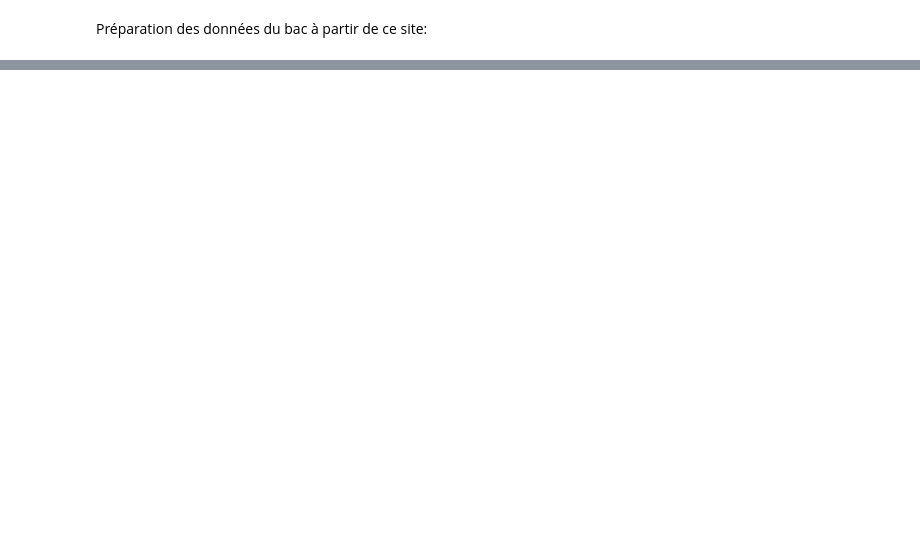
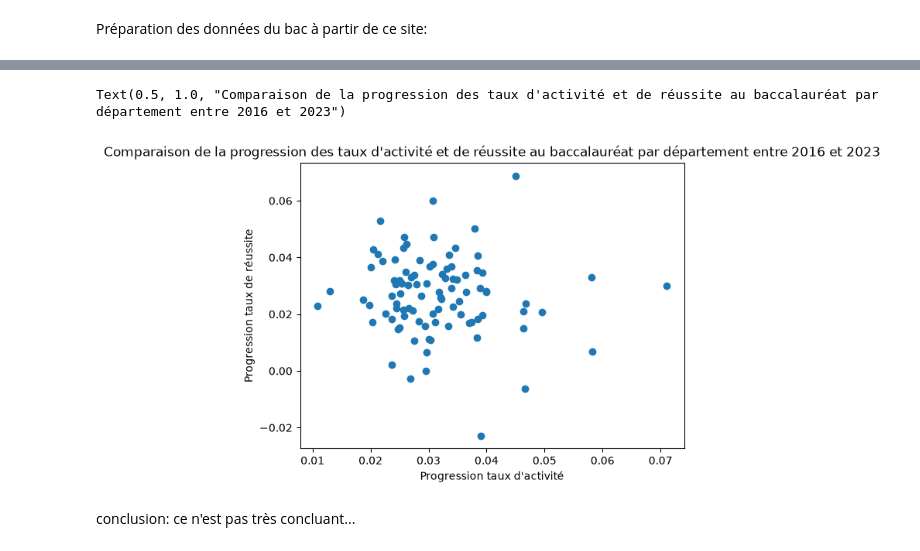
Before and after one commit to ma2nons/Projet-python, a Jupyter notebook: département/test_annees.ipynb, the cells around one changed output, grey strips where cells are left out. Cells and saved outputs as stored; diff of their text form; code cells hidden in the pictures; blank space fills up the shorter version.

Commit message:
suite comparaison annees

```diff
--- a/département/test_annees.ipynb
+++ b/département/test_annees.ipynb
@@ -149,2 +187,11 @@ FileNotFoundError: mgibault/fr-en-indicateurs-de-resultat-des-lycees-denseigneme
 # %%
+bac=bac[["Annee","Code departement",
+"Presents - Toutes series",
+"Presents - Gnle",
+"Taux de reussite - Toutes series",
+"Taux de mentions - Toutes series",
+"Taux de reussite - Gnle",
+"Taux de mentions - Gnle"]]
+
+bac.head(10)
 # %% [output]
@@ -152,0 +248,14 @@ False
+# %%
+# base avec un taux de progression entre 2017 et 2023
+
+bac_prog_CT=bac_tot[["Code departement","Annee","Taux de reussite"]]
+bac_prog_CT=bac_prog_CT[(bac_prog_CT["Annee"]==2016)| (bac_prog_CT["Annee"]==2022)]
+
+bac_prog_CT=bac_prog_CT.pivot_table(
+    index=['Code departement'],
+    columns='Annee',
+    values='Taux de reussite').reset_index()
+
+bac_prog_CT["Progression 2016"]=bac_prog_CT[2022]-bac_prog_CT[2016]
+
+bac_prog_CT.head(15)
@@ -152,0 +279,17 @@ False
+# %%
+emploi_prog_CT["DEP"] = emploi_prog_CT["DEP"].astype(str).str.zfill(3)
+
+bac_prog_CT["Code departement"] = bac_prog_CT["Code departement"].astype(str).str.zfill(3)
+
+bac_emploi_prog_CT = bac_prog_CT.merge(
+    emploi_prog_CT,
+    left_on = ["Code departement"],
+  right_on = ["DEP"],
+  how = "left"
+)
+
+
+
+bac_emploi_prog_CT = bac_emploi_prog_CT.dropna()
+
+bac_emploi_prog_CT.head(15)
@@ -152,0 +313,10 @@ False
+# %%
+plt.scatter(bac_emploi_prog_CT["Progression 2016_y"],bac_emploi_prog_CT["Progression 2016_x"])
+plt.xlabel("Progression taux d'activité")
+plt.ylabel("Progression taux de réussite")
+plt.title("Comparaison de la progression des taux d'activité et de réussite au baccalauréat par département entre 2016 et 2023")
+# %% [output]
+Text(0.5, 1.0, "Comparaison de la progression des taux d'activité et de réussite au baccalauréat par département entre 2016 et 2023")
+[figure, added]
+# %% [markdown]
+conclusion: ce n'est pas très concluant...
```
Also changed, not shown: parts of 10 cells of this notebook.
